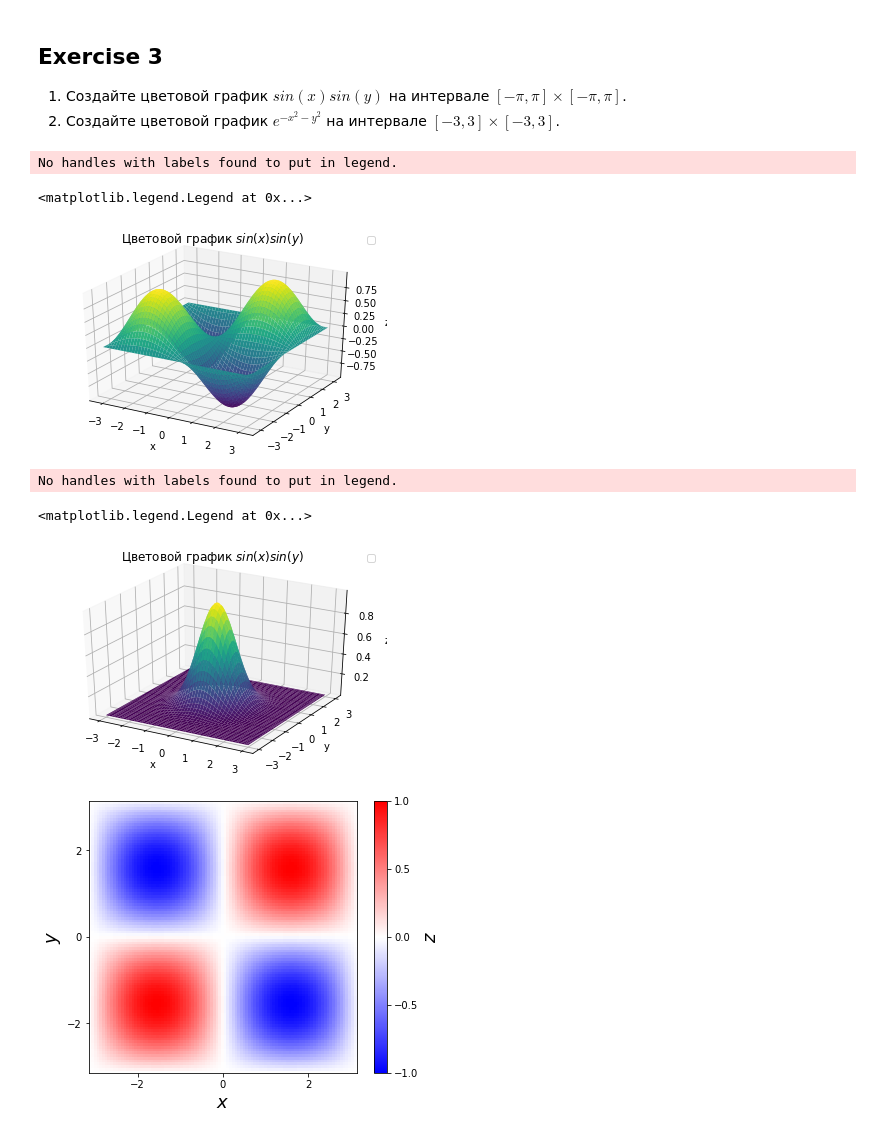
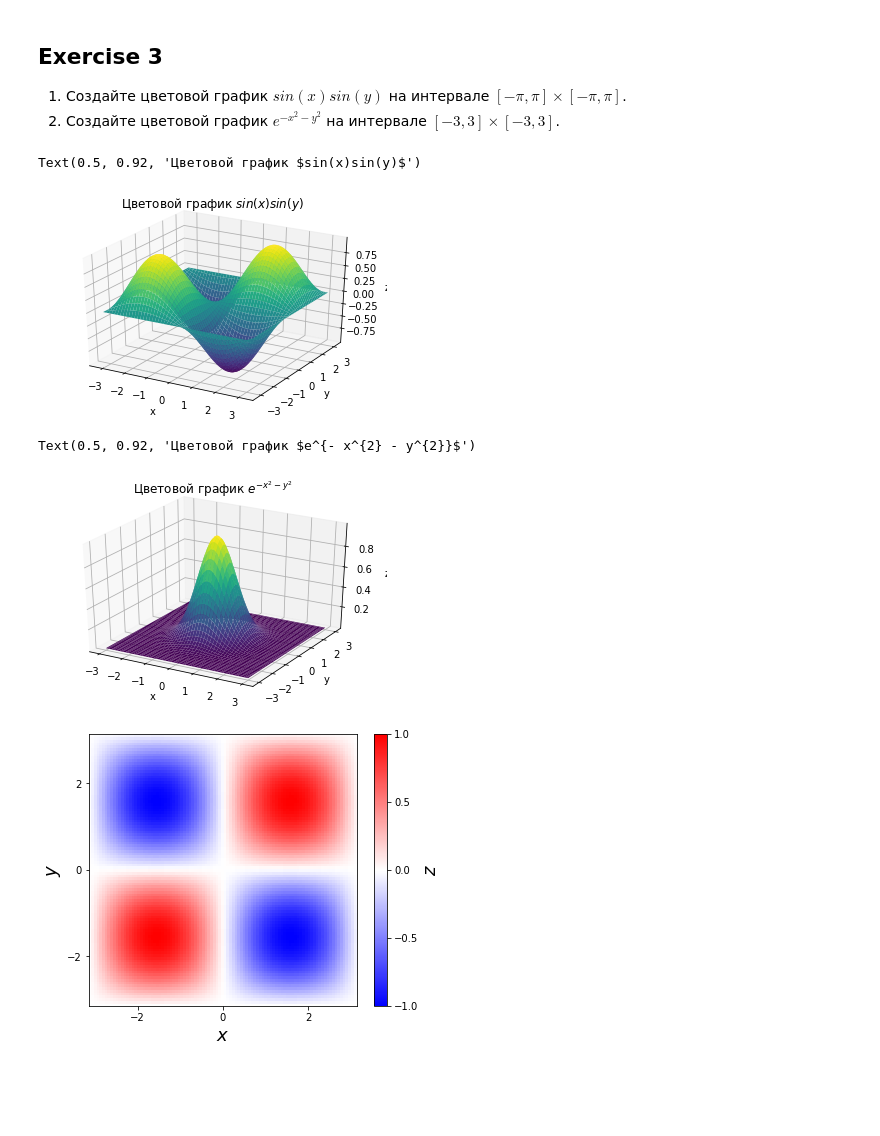
Before and after one commit to PhoeniXPlayDEV/Spring_Python_2022, a Jupyter notebook: homework-7/Task 2 matplotlib.ipynb, the cells around one changed output. Drawn from its saved outputs; the diff is of its cells as text; code cells hidden in the pictures; blank space fills up the shorter version.

Commit message:
Added new graphics and fixed labels and titles in graphics

```diff
--- a/homework-7/Task 2 matplotlib.ipynb
+++ b/homework-7/Task 2 matplotlib.ipynb
@@ -100,43 +101,35 @@ x = np.outer(np.linspace(-np.pi, np.pi, 100), np.ones(100))
 y = x.copy().T
 z = np.sin(x) * np.sin(y)
 
-# fig, ax = plt.subplots()
 fig = plt.figure()
 ax = fig.add_subplot(111, projection='3d')
 
 ax.plot_surface(x, y, z, cmap ='viridis')
-# ax.plot(x, y, z, color='black', linestyle='-', label='$z = sin(x)sin(y)$')
 ax.set_xlabel('x')
 ax.set_ylabel('y')
 ax.set_zlabel('z')
 ax.set_title('Цветовой график $sin(x)sin(y)$')
-ax.legend()
 # %% [output]
-No handles with labels found to put in legend.
+Text(0.5, 0.92, 'Цветовой график $sin(x)sin(y)$')
-<matplotlib.legend.Legend at 0x...>
 [figure]
 # %%
 import matplotlib.pyplot as plt
 
 x = np.outer(np.linspace(-3, 3, 100), np.ones(100))
 y = x.copy().T
 z = np.exp(- x**2 - y**2)
 
-# fig, ax = plt.subplots()
 fig = plt.figure()
 ax = fig.add_subplot(111, projection='3d')
 
 ax.plot_surface(x, y, z, cmap ='viridis')
-# ax.plot(x, y, z, color='black', linestyle='-', label='$z = sin(x)sin(y)$')
 ax.set_xlabel('x')
 ax.set_ylabel('y')
 ax.set_zlabel('z')
-ax.set_title('Цветовой график $sin(x)sin(y)$')
-ax.legend()
+ax.set_title('Цветовой график $e^{- x^{2} - y^{2}}$')
 # %% [output]
-No handles with labels found to put in legend.
+Text(0.5, 0.92, 'Цветовой график $e^{- x^{2} - y^{2}}$')
-<matplotlib.legend.Legend at 0x...>
-[figure, old version]
+[figure, new version]
 # %%
 import matplotlib.pyplot as plt
 
```
Also changed, not shown: parts of 1 cell of this notebook, 2 other files.
